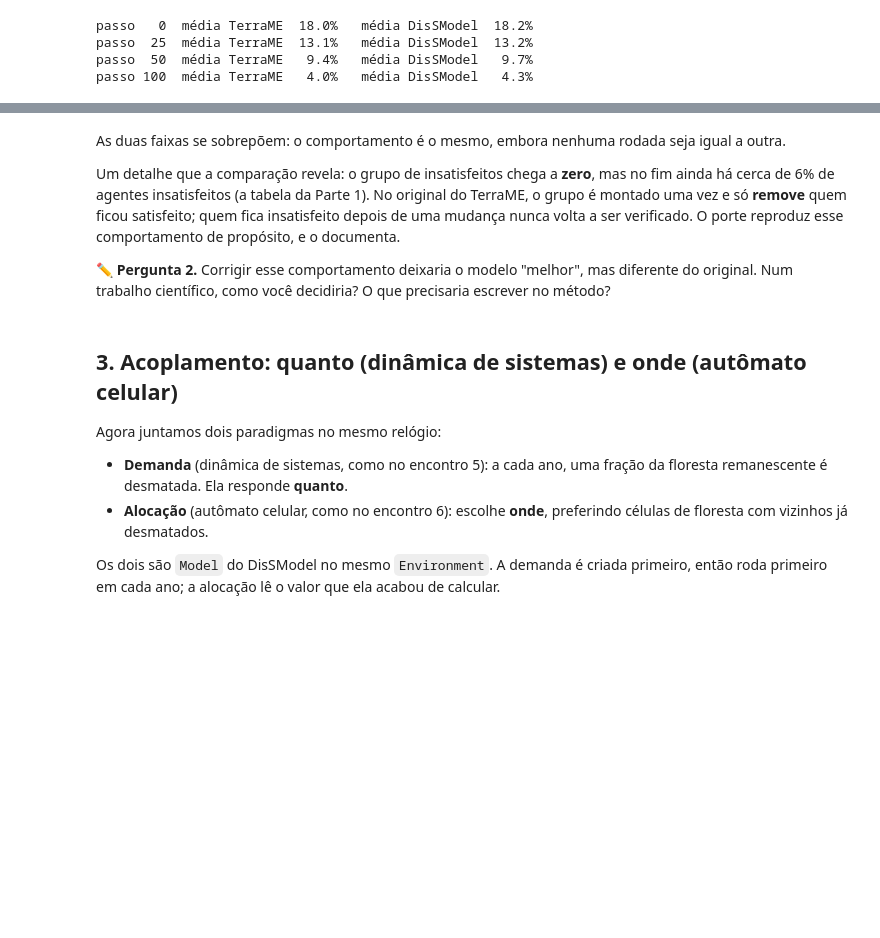
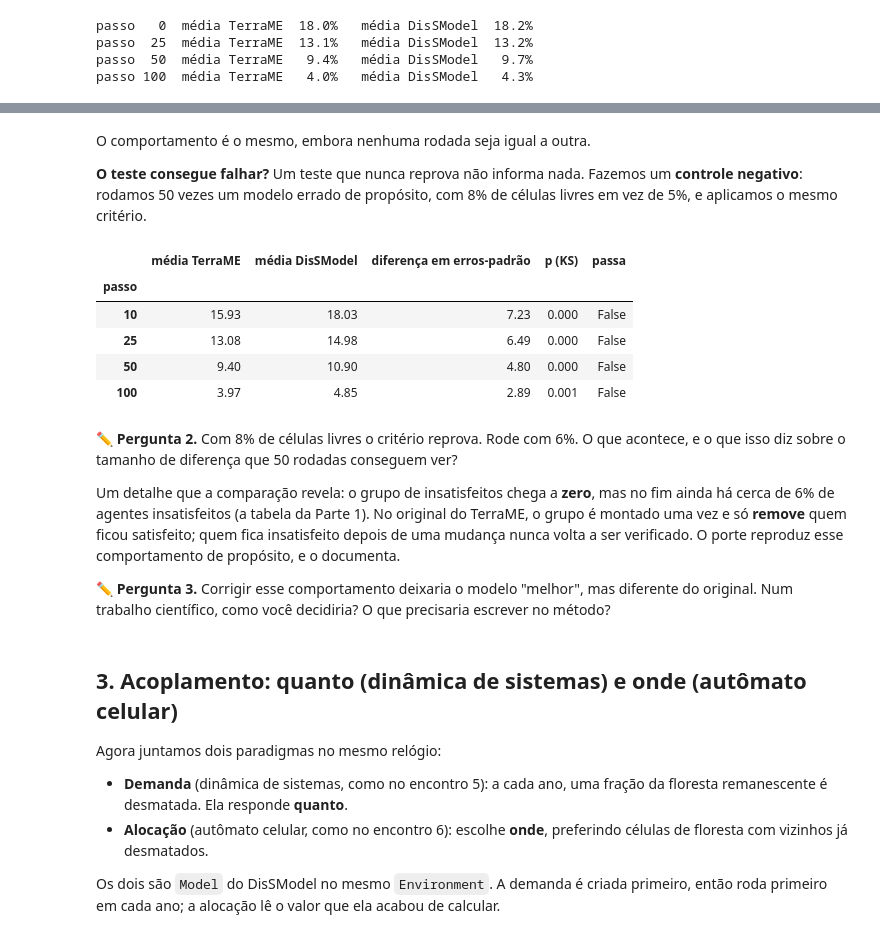
Before and after one commit to lambdageo-edu/curso-modelagem-dinamica-espacial, a Jupyter notebook: docs/notebooks/encontro07_agentes_acoplamento.ipynb, the cells around one changed output, grey strips where cells are left out. Saved outputs shown, nothing was run; the diff lists cells and outputs as text; code cells hidden in the pictures; blank space fills up the shorter version.

```diff
--- a/docs/notebooks/encontro07_agentes_acoplamento.ipynb
+++ b/docs/notebooks/encontro07_agentes_acoplamento.ipynb
@@ -152,9 +182,26 @@ passo 100  média TerraME   4.0%   média DisSModel   4.3%
+# %% [markdown]
+O comportamento é o mesmo, embora nenhuma rodada seja igual a outra.
+
+**O teste consegue falhar?** Um teste que nunca reprova não informa nada. Fazemos um **controle negativo**: rodamos 50 vezes um modelo errado de propósito, com 8% de células livres em vez de 5%, e aplicamos o mesmo critério.
+# %%
+LIVRES = 0.08    # 🔧 experimente 0.06
+errado = pd.concat({s: rodar(500, criar=lambda: Schelling(seed=s, free_space=LIVRES),
+                             anotar=lambda m, t: {"u": m.unhappy})[1]["u"]
+                    for s in range(1, 51)}, axis=1)
+comparar_distribuicoes(terrame, errado)
+# %% [output]
+|  | média TerraME | média DisSModel | diferença em erros-padrão | p (KS) | passa |
+| passo |  |  |  |  |  |
+| 10 | 15.93 | 18.03 | 7.23 | 0.000 | False |
+| 25 | 13.08 | 14.98 | 6.49 | 0.000 | False |
+| 50 | 9.40 | 10.90 | 4.80 | 0.000 | False |
+| 100 | 3.97 | 4.85 | 2.89 | 0.001 | False |
 # %% [markdown]
-As duas faixas se sobrepõem: o comportamento é o mesmo, embora nenhuma rodada seja igual a outra.
+✏️ **Pergunta 2.** Com 8% de células livres o critério reprova. Rode com 6%. O que acontece, e o que isso diz sobre o tamanho de diferença que 50 rodadas conseguem ver?
 
 Um detalhe que a comparação revela: o grupo de insatisfeitos chega a **zero**, mas no fim ainda há cerca de 6% de agentes insatisfeitos (a tabela da Parte 1). No original do TerraME, o grupo é montado uma vez e só **remove** quem ficou satisfeito; quem fica insatisfeito depois de uma mudança nunca volta a ser verificado. O porte reproduz esse comportamento de propósito, e o documenta.
 
-✏️ **Pergunta 2.** Corrigir esse comportamento deixaria o modelo "melhor", mas diferente do original. Num trabalho científico, como você decidiria? O que precisaria escrever no método?
+✏️ **Pergunta 3.** Corrigir esse comportamento deixaria o modelo "melhor", mas diferente do original. Num trabalho científico, como você decidiria? O que precisaria escrever no método?
 # %% [markdown]
 ## 3. Acoplamento: quanto (dinâmica de sistemas) e onde (autômato celular)
 
```
Also changed, not shown: parts of 3 cells of this notebook, 17 other files.
